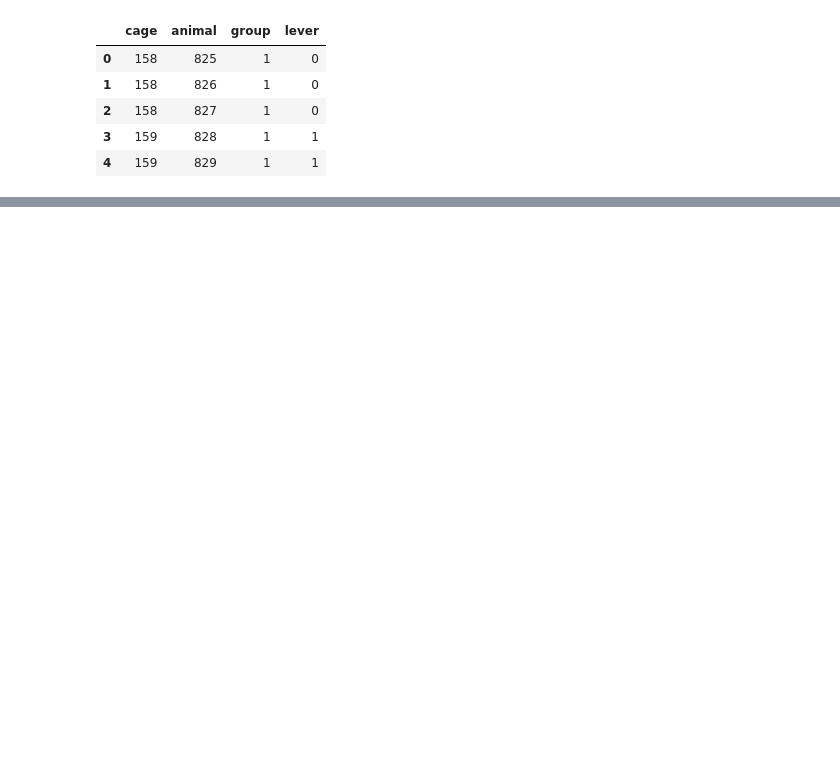
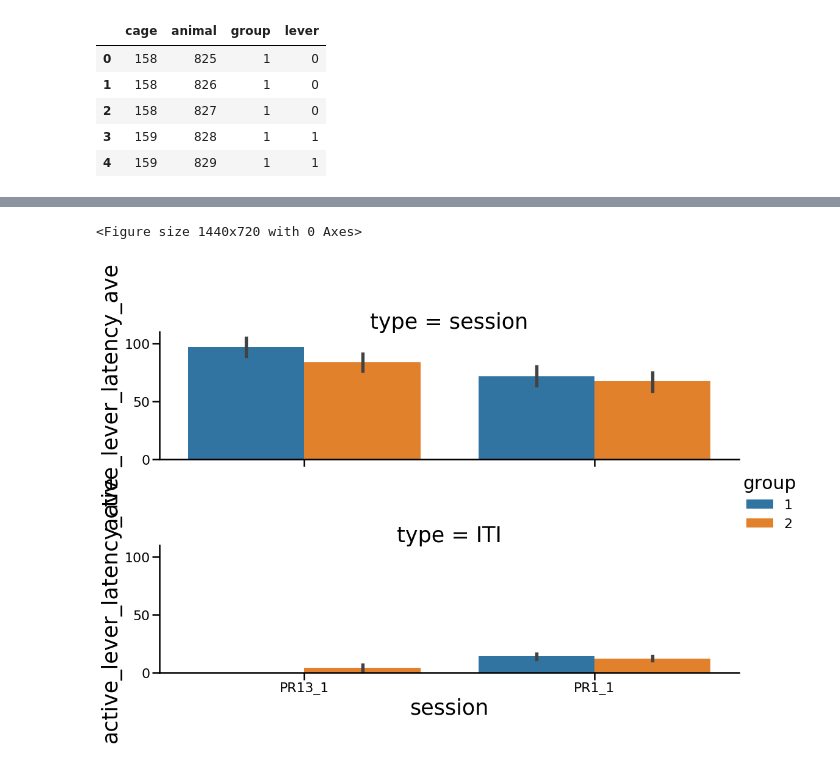
Before and after one commit to grace3999/MedPC, a Jupyter notebook: LP_train_prepro.ipynb, the cells around one changed output, grey strips where cells are left out. Cells and saved outputs as stored; diff of their text form; code cells hidden in the pictures; blank space fills up the shorter version.

```diff
--- a/LP_train_prepro.ipynb
+++ b/LP_train_prepro.ipynb
@@ -443,0 +451,8 @@ lp_train_df_trial.head()
+# %%
+plt.figure(figsize=(20,10))
+sns.catplot(x='session', y='active_lever_latency_ave', data=lp_train_df_trial, hue='group', ci=68, kind='bar',
+            height=5, aspect=3, col='type', col_wrap=1)
+plt.show()
+# %% [output]
+<Figure size 1440x720 with 0 Axes>
+[figure, added]
```
Also changed, not shown: parts of 12 cells of this notebook.
